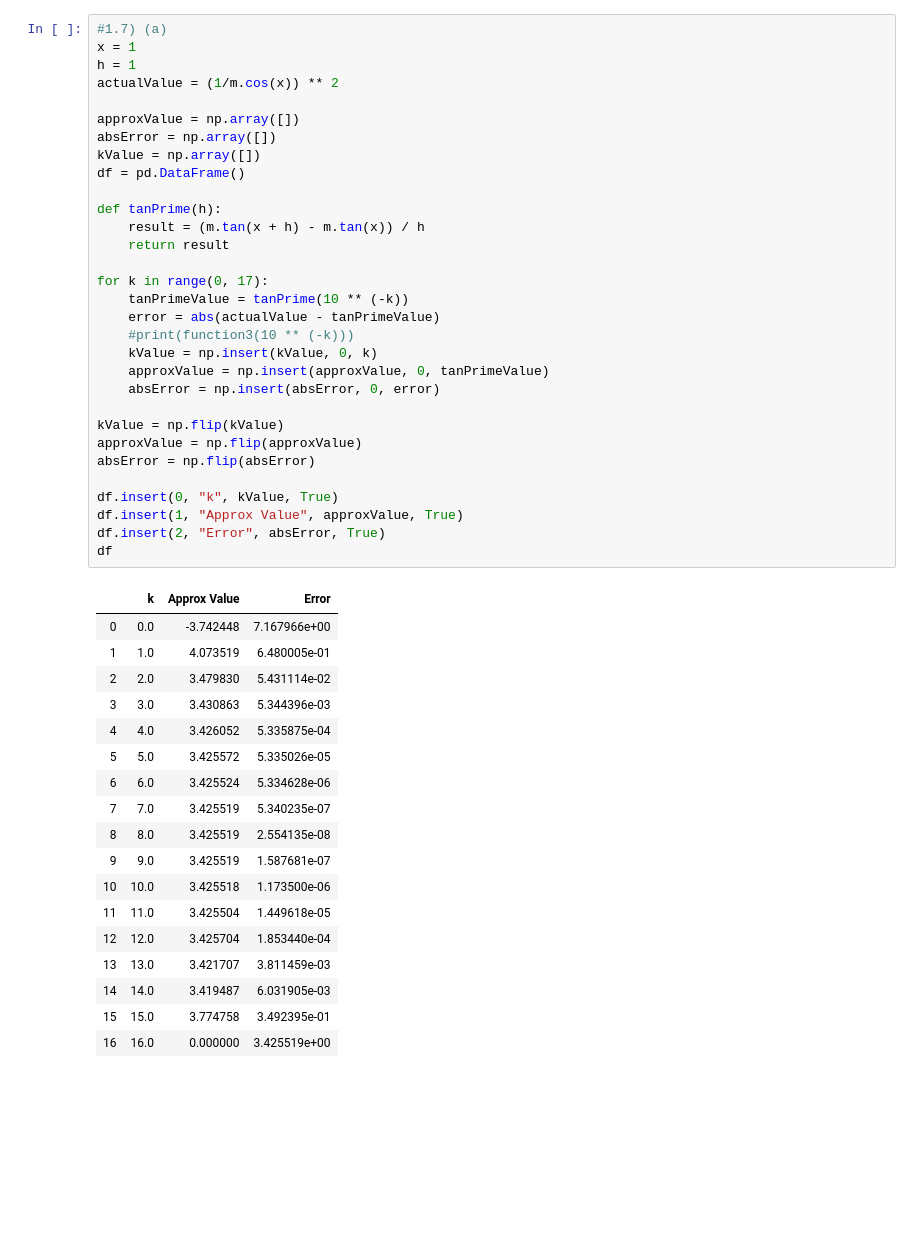
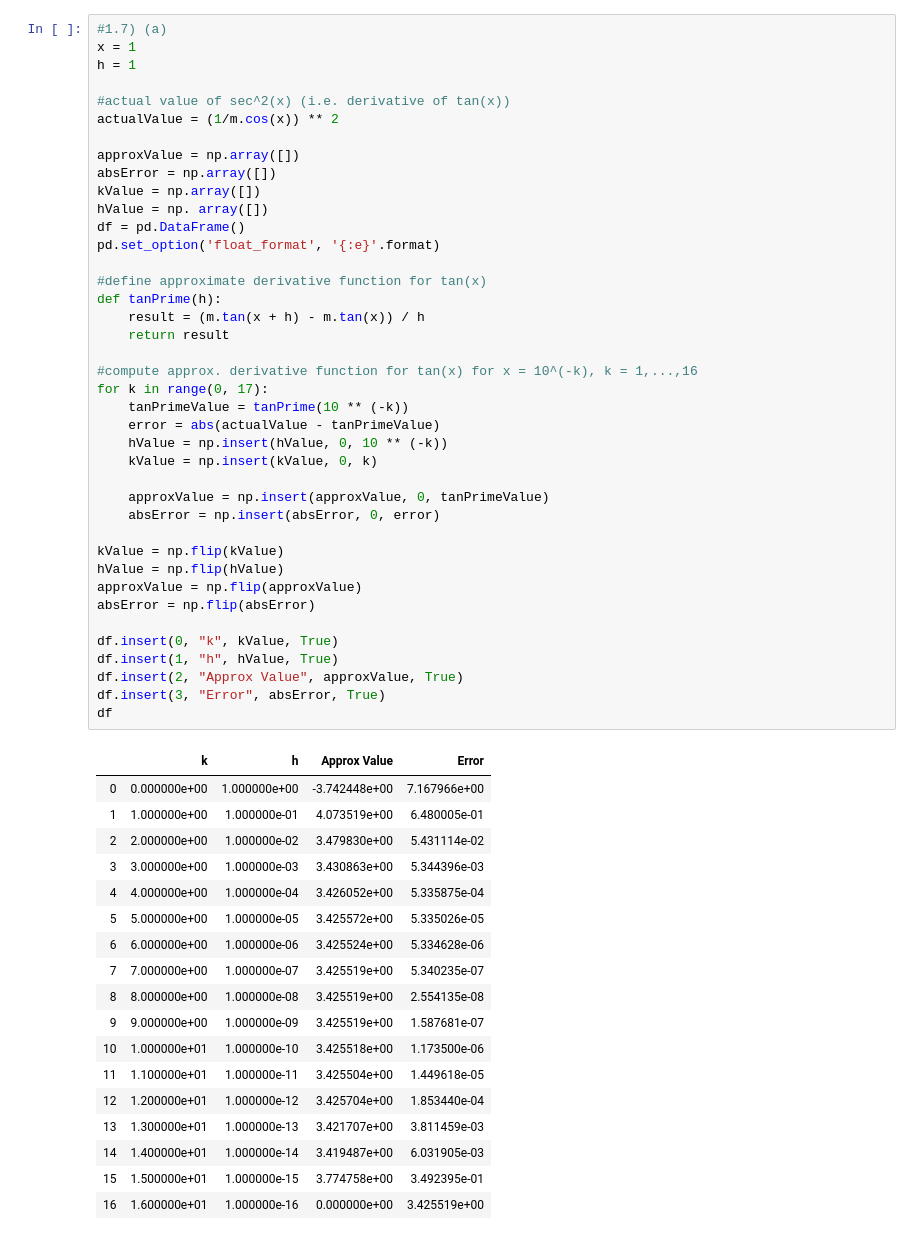
Before and after one commit to dhdan97/CSC-301, a Jupyter notebook: Homeworks/CS301-HW1.ipynb, the cells around one changed output. Cells and saved outputs as stored; diff of their text form; blank space fills up the shorter version.

```diff
--- a/Homeworks/CS301-HW1.ipynb
+++ b/Homeworks/CS301-HW1.ipynb
@@ -22,50 +60,59 @@ for k in range(1, 16):
 # %%
 #1.7) (a)
 x = 1
 h = 1
+
+#actual value of sec^2(x) (i.e. derivative of tan(x))
 actualValue = (1/m.cos(x)) ** 2
 
 approxValue = np.array([])
 absError = np.array([])
 kValue = np.array([])
+hValue = np. array([])
 df = pd.DataFrame()
+pd.set_option('float_format', '{:e}'.format)
 
+#define approximate derivative function for tan(x)
 def tanPrime(h):
     result = (m.tan(x + h) - m.tan(x)) / h
     return result
 
+#compute approx. derivative function for tan(x) for x = 10^(-k), k = 1,...,16
 for k in range(0, 17):
     tanPrimeValue = tanPrime(10 ** (-k))
     error = abs(actualValue - tanPrimeValue)
-    #print(function3(10 ** (-k)))
+    hValue = np.insert(hValue, 0, 10 ** (-k))
     kValue = np.insert(kValue, 0, k)
+
     approxValue = np.insert(approxValue, 0, tanPrimeValue)
     absError = np.insert(absError, 0, error)
 
 kValue = np.flip(kValue)
+hValue = np.flip(hValue)
 approxValue = np.flip(approxValue)
 absError = np.flip(absError)
 
 df.insert(0, "k", kValue, True)
-df.insert(1, "Approx Value", approxValue, True)
-df.insert(2, "Error", absError, True)
+df.insert(1, "h", hValue, True)
+df.insert(2, "Approx Value", approxValue, True)
+df.insert(3, "Error", absError, True)
 df
 # %% [output]
-|  | k | Approx Value | Error |
-| 0 | 0.0 | -3.742448 | 7.167966e+00 |
-| 1 | 1.0 | 4.073519 | 6.480005e-01 |
-| 2 | 2.0 | 3.479830 | 5.431114e-02 |
-| 3 | 3.0 | 3.430863 | 5.344396e-03 |
-| 4 | 4.0 | 3.426052 | 5.335875e-04 |
-| 5 | 5.0 | 3.425572 | 5.335026e-05 |
-| 6 | 6.0 | 3.425524 | 5.334628e-06 |
-| 7 | 7.0 | 3.425519 | 5.340235e-07 |
-| 8 | 8.0 | 3.425519 | 2.554135e-08 |
-| 9 | 9.0 | 3.425519 | 1.587681e-07 |
-| 10 | 10.0 | 3.425518 | 1.173500e-06 |
-| 11 | 11.0 | 3.425504 | 1.449618e-05 |
-| 12 | 12.0 | 3.425704 | 1.853440e-04 |
-| 13 | 13.0 | 3.421707 | 3.811459e-03 |
-| 14 | 14.0 | 3.419487 | 6.031905e-03 |
-| 15 | 15.0 | 3.774758 | 3.492395e-01 |
-| 16 | 16.0 | 0.000000 | 3.425519e+00 |
+|  | k | h | Approx Value | Error |
+| 0 | 0.000000e+00 | 1.000000e+00 | -3.742448e+00 | 7.167966e+00 |
+| 1 | 1.000000e+00 | 1.000000e-01 | 4.073519e+00 | 6.480005e-01 |
+| 2 | 2.000000e+00 | 1.000000e-02 | 3.479830e+00 | 5.431114e-02 |
+| 3 | 3.000000e+00 | 1.000000e-03 | 3.430863e+00 | 5.344396e-03 |
+| 4 | 4.000000e+00 | 1.000000e-04 | 3.426052e+00 | 5.335875e-04 |
+| 5 | 5.000000e+00 | 1.000000e-05 | 3.425572e+00 | 5.335026e-05 |
+| 6 | 6.000000e+00 | 1.000000e-06 | 3.425524e+00 | 5.334628e-06 |
+| 7 | 7.000000e+00 | 1.000000e-07 | 3.425519e+00 | 5.340235e-07 |
+| 8 | 8.000000e+00 | 1.000000e-08 | 3.425519e+00 | 2.554135e-08 |
+| 9 | 9.000000e+00 | 1.000000e-09 | 3.425519e+00 | 1.587681e-07 |
+| 10 | 1.000000e+01 | 1.000000e-10 | 3.425518e+00 | 1.173500e-06 |
+| 11 | 1.100000e+01 | 1.000000e-11 | 3.425504e+00 | 1.449618e-05 |
+| 12 | 1.200000e+01 | 1.000000e-12 | 3.425704e+00 | 1.853440e-04 |
+| 13 | 1.300000e+01 | 1.000000e-13 | 3.421707e+00 | 3.811459e-03 |
+| 14 | 1.400000e+01 | 1.000000e-14 | 3.419487e+00 | 6.031905e-03 |
+| 15 | 1.500000e+01 | 1.000000e-15 | 3.774758e+00 | 3.492395e-01 |
+| 16 | 1.600000e+01 | 1.000000e-16 | 0.000000e+00 | 3.425519e+00 |
```
Also changed, not shown: parts of 13 cells of this notebook.
